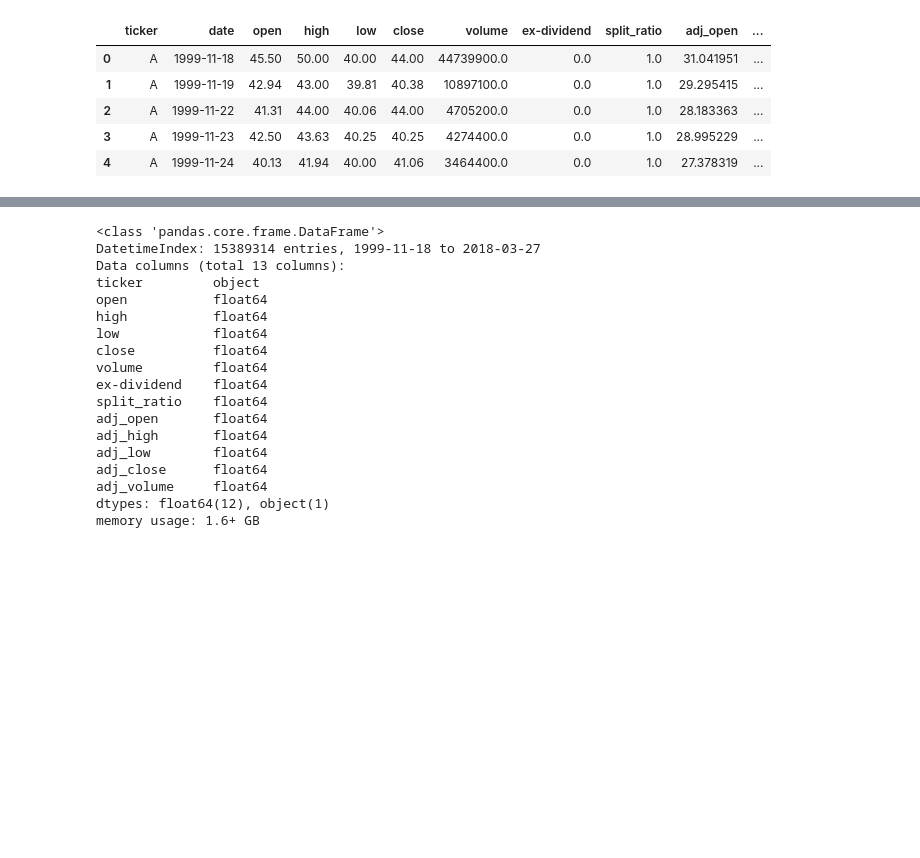
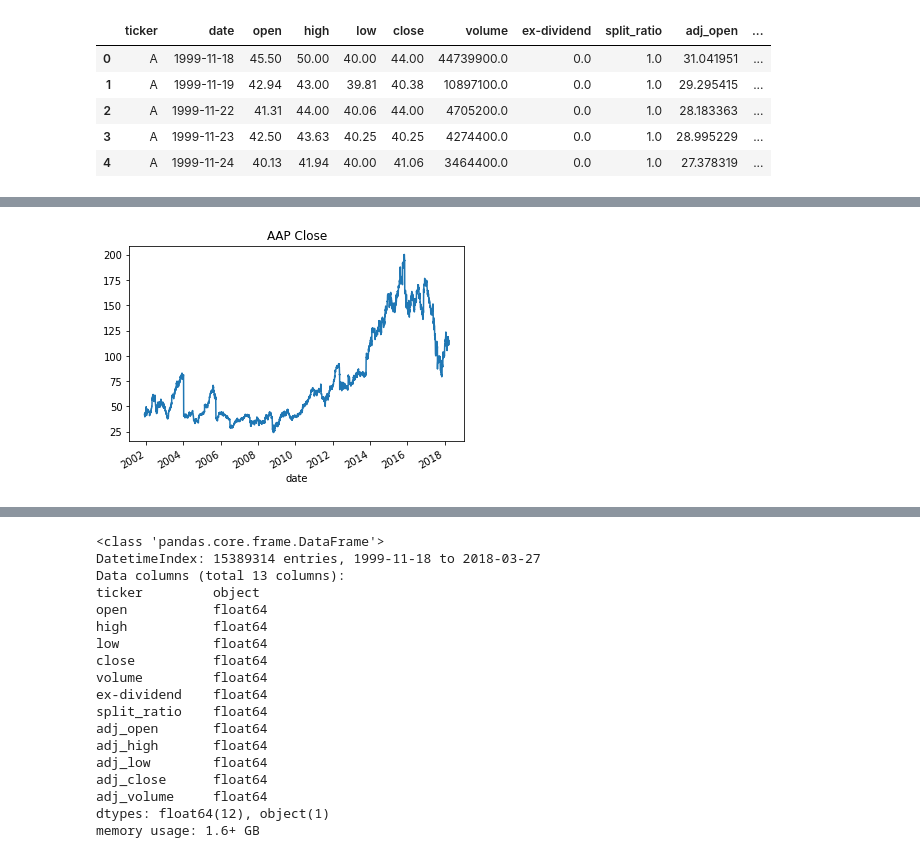
Before and after one commit to qnguyen1010/Springboard, a Jupyter notebook: Stock Price__Capstone 1__SP.ipynb, the cells around one changed output, grey strips where cells are left out. Cells and saved outputs as stored; diff of their text form; code cells hidden in the pictures; blank space fills up the shorter version.

```diff
--- a/Stock Price__Capstone 1__SP.ipynb
+++ b/Stock Price__Capstone 1__SP.ipynb
@@ -38,0 +56,6 @@ df.head()
+# %%
+aap = df.loc[df['ticker']=='AAP',:] #extract aap from df
+aap['close'].plot(title='AAP Close') #plot Close price of AAP
+plt.show()
+# %% [output]
+[figure, added]
```
Also changed, not shown: parts of 25 cells of this notebook.
